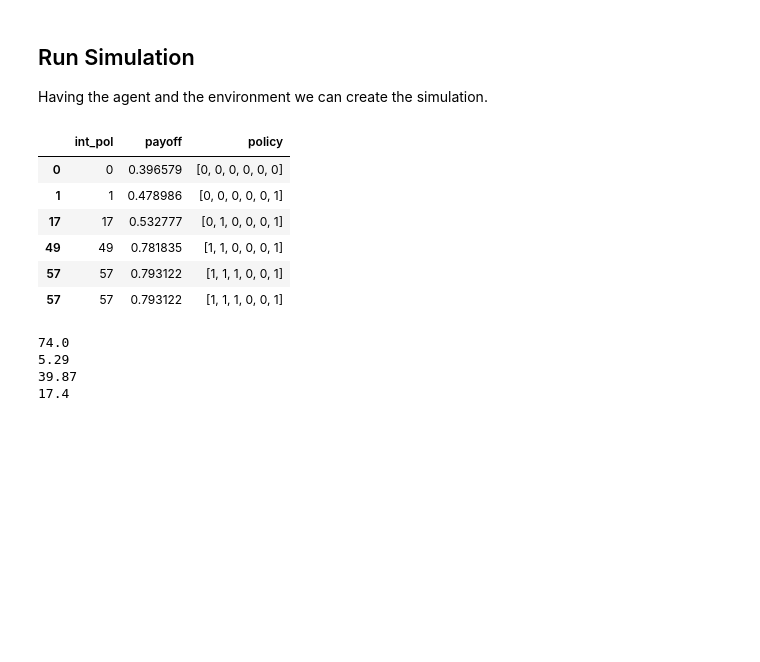
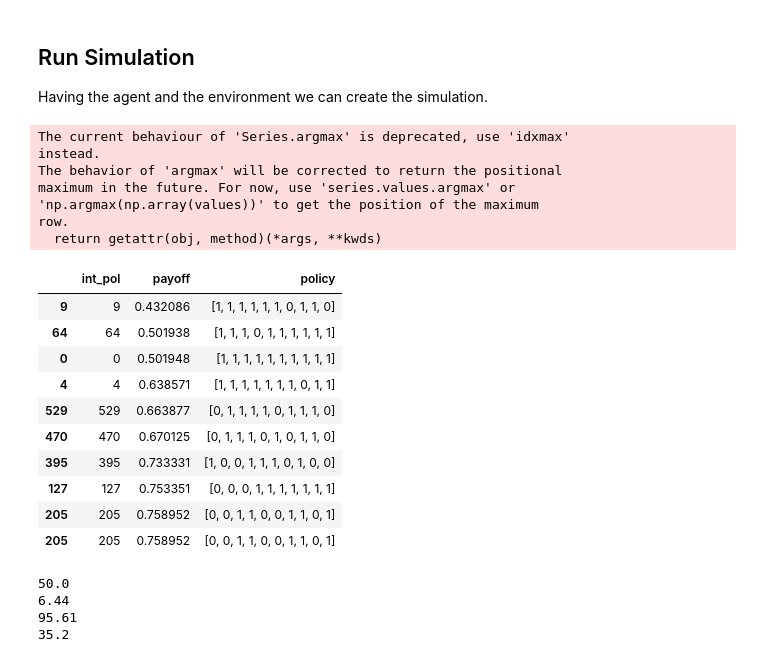
Before and after one commit to jparrieta/nk, a Jupyter notebook: levinthal.ipynb, the cells around one changed output. Cells and saved outputs as stored; diff of their text form; code cells hidden in the pictures; blank space fills up the shorter version.

```diff
--- a/levinthal.ipynb
+++ b/levinthal.ipynb
@@ -314,33 +324,44 @@ def run_simulation(num_reps, num_periods, Alice, Environment):
 ## Run Simulation
 Having the agent and the environment we can create the simulation.
 # %%
-n = 6
-k = 2
+n = 10
+k = 9
 num_periods = 100
 num_reps = 100
-long_jump = 0.25
+long_jump = 0.0
 Environment = landscape(n,k)
-Alice = agent(long_jump = 0.25)
+Alice = agent(long_jump = long_jump)
 reached_max, n_step, n_trial, output_short, output_long = Alice.search(Environment.lands, num_periods)
 output_short
 # %% [output]
+The current behaviour of 'Series.argmax' is deprecated, use 'idxmax'
+instead.
+The behavior of 'argmax' will be corrected to return the positional
+maximum in the future. For now, use 'series.values.argmax' or
+'np.argmax(np.array(values))' to get the position of the maximum
+row.
+  return getattr(obj, method)(*args, **kwds)
 |  | int_pol | payoff | policy |
-| 0 | 0 | 0.396579 | [0, 0, 0, 0, 0, 0] |
-| 1 | 1 | 0.478986 | [0, 0, 0, 0, 0, 1] |
-| 17 | 17 | 0.532777 | [0, 1, 0, 0, 0, 1] |
-| 49 | 49 | 0.781835 | [1, 1, 0, 0, 0, 1] |
-| 57 | 57 | 0.793122 | [1, 1, 1, 0, 0, 1] |
-| 57 | 57 | 0.793122 | [1, 1, 1, 0, 0, 1] |
+| 9 | 9 | 0.432086 | [1, 1, 1, 1, 1, 1, 0, 1, 1, 0] |
+| 64 | 64 | 0.501938 | [1, 1, 1, 0, 1, 1, 1, 1, 1, 1] |
+| 0 | 0 | 0.501948 | [1, 1, 1, 1, 1, 1, 1, 1, 1, 1] |
+| 4 | 4 | 0.638571 | [1, 1, 1, 1, 1, 1, 1, 0, 1, 1] |
+| 529 | 529 | 0.663877 | [0, 1, 1, 1, 1, 0, 1, 1, 1, 0] |
+| 470 | 470 | 0.670125 | [0, 1, 1, 1, 0, 1, 0, 1, 1, 0] |
+| 395 | 395 | 0.733331 | [1, 0, 0, 1, 1, 1, 0, 1, 0, 0] |
+| 127 | 127 | 0.753351 | [0, 0, 0, 1, 1, 1, 1, 1, 1, 1] |
+| 205 | 205 | 0.758952 | [0, 0, 1, 1, 0, 0, 1, 1, 0, 1] |
+| 205 | 205 | 0.758952 | [0, 0, 1, 1, 0, 0, 1, 1, 0, 1] |
 # %%
 import time
 start_time = time.time()
-all_reached_max, all_num_steps, all_num_trials = run_simulation(num_reps, num_periods, Alice, Environment)
+all_reached_max, all_num_steps, all_num_trials, all_payoffs= run_simulation(num_reps, num_periods, Alice, Environment)
 print(100*all_reached_max/num_reps)
 print(all_num_steps/num_reps)
 print(all_num_trials/num_reps)
 print(round(time.time()-start_time,1))
 # %% [output]
-74.0
-5.29
-39.87
-17.4
+50.0
+6.44
+95.61
+35.2
```
Also changed, not shown: parts of 10 cells of this notebook.
